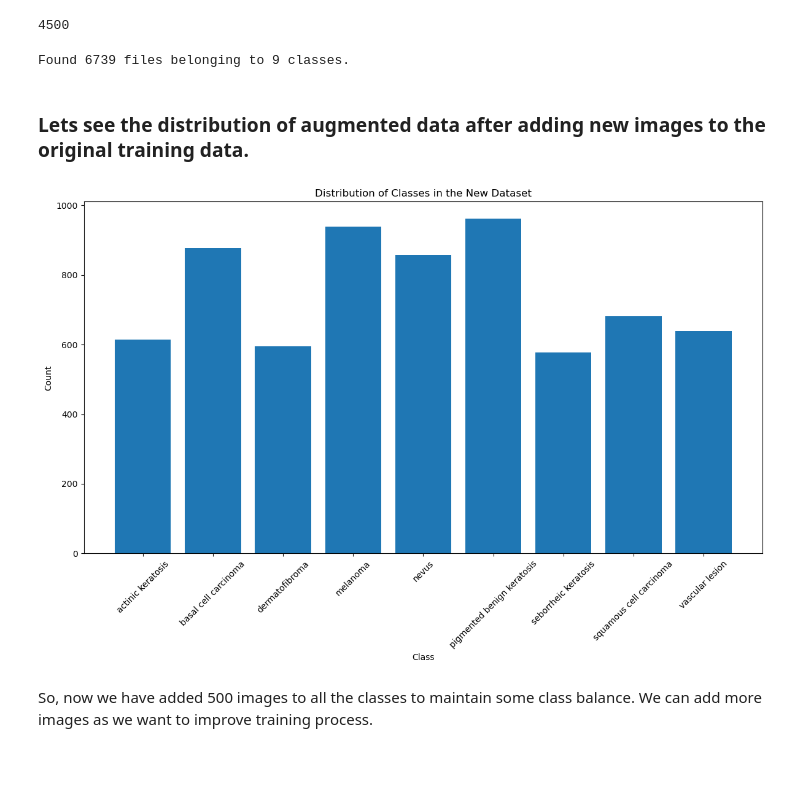
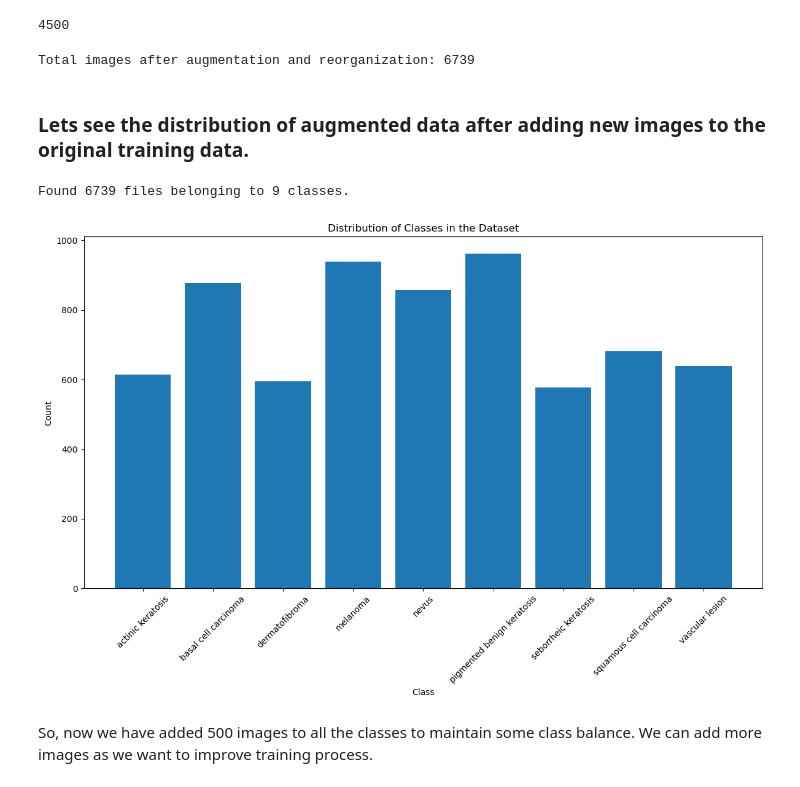
Before and after one commit to tramgo/MelanomaAnalysisWithCNN, a Jupyter notebook: Ramagovindaraja_Thiruvadi_nn.ipynb, the cells around one changed output. Cells and saved outputs as stored; diff of their text form; code cells hidden in the pictures.

```diff
--- a/Ramagovindaraja_Thiruvadi_nn.ipynb
+++ b/Ramagovindaraja_Thiruvadi_nn.ipynb
@@ -200,7 +122,7 @@ Let's load these images off disk using the helpful image_dataset_from_directory
 
 Define some parameters for the loader:
 # %%
-batch_size = 16
+batch_size = 32
 img_height = 180
 img_width = 180
 # %% [markdown]
@@ -531,45 +448,50 @@ for output_dir in output_dirs:
         shutil.move(str(img_path), str(new_path))
     # Optionally, remove the now-empty output directory
     output_dir.rmdir()
-# %%
-train_ds = tf.keras.preprocessing.image_dataset_from_directory(
-    data_dir_train,
-    image_size=(180, 180),
-    batch_size=batch_size
-)
-# %% [output]
-Found 6739 files belonging to 9 classes.
+# %%
+# Adjust the glob pattern to count all .jpg images directly within class directories
+image_count_train = len(list(data_dir_train.glob('*/*.jpg')))
+
+print(f"Total images after augmentation and reorganization: {image_count_train}")
+# %% [output]
+Total images after augmentation and reorganization: 6739
 # %% [markdown]
 ### Lets see the distribution of augmented data after adding new images to the original training data.
 # %%
 import matplotlib.pyplot as plt
-import numpy as np
 import tensorflow as tf
 
-# train_ds is the dataset that includes both original and augmented images
+train_ds_original = tf.keras.preprocessing.image_dataset_from_directory(
+    data_dir_train,
+    image_size=(180, 180),
+    batch_size=32
+)
 
-# Step 1: Extract class names
-class_names = train_ds.class_names
+class_names = train_ds_original.class_names  # Extract class names here
 
-# Step 2: Initialize a dictionary to hold the count of each class
-class_counts = {class_name: 0 for class_name in class_names}
+# Apply prefetching to a temporary variable instead of modifying train_ds_original
+train_ds_temp = train_ds_original.prefetch(tf.data.experimental.AUTOTUNE)
 
-# Step 3: Iterate over the dataset to count each class
-for images, label in train_ds.unbatch().as_numpy_iterator():
-    class_name = class_names[label]
+# Initialize a dictionary to hold the count of each class
+class_counts = {class_name: 0 for class_name in train_ds_original.class_names}
+
+# Iterate over the original dataset to count each class
+for images, label in train_ds_original.unbatch().as_numpy_iterator():
+    class_name = train_ds_original.class_names[label]
     class_counts[class_name] += 1
 
-# Step 4: Plot the distribution
+# Plot the distribution
 plt.figure(figsize=(12, 8))
 plt.bar(class_counts.keys(), class_counts.values(), align='center')
 plt.xticks(rotation=45)
 plt.xlabel('Class')
 plt.ylabel('Count')
-plt.title('Distribution of Classes in the New Dataset')
+plt.title('Distribution of Classes in the Dataset')
 plt.tight_layout()
 plt.show()
 # %% [output]
+Found 6739 files belonging to 9 classes.
-[figure, old version]
+[figure, new version]
 # %% [markdown]
 So, now we have added 500 images to all the classes to maintain some class balance. We can add more images as we want to improve training process.
 # %% [markdown]
```
Also changed, not shown: parts of 23 cells of this notebook.
